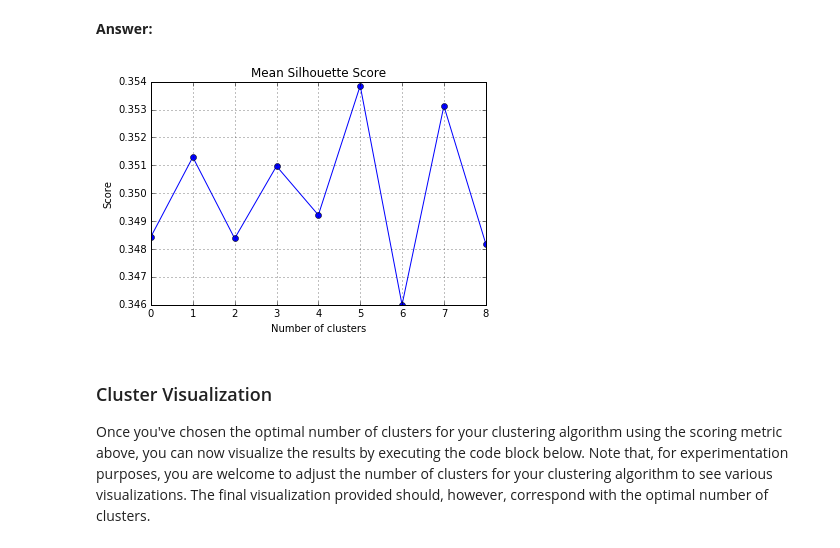
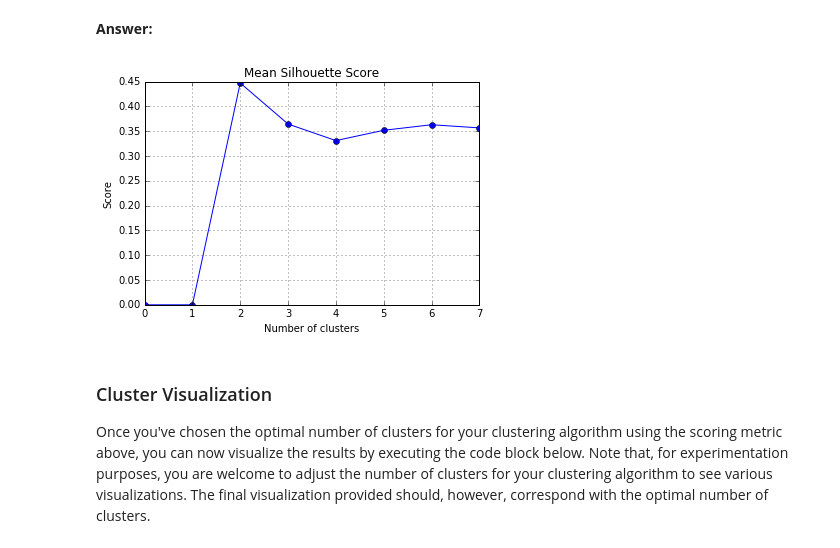
Before and after one commit to omoju/creatingCustomerSegments, a Jupyter notebook: customerSegments.ipynb, the cells around one changed output. Saved outputs shown, nothing was run; the diff lists cells and outputs as text; code cells hidden in the pictures.

```diff
--- a/customerSegments.ipynb
+++ b/customerSegments.ipynb
@@ -541,7 +532,7 @@ from sklearn.cluster import KMeans
 from sklearn.metrics import silhouette_score
 
 def findClusters(n_clusters):
-    clusterer = KMeans(n_clusters, init='k-means++')
+    clusterer = KMeans(n_clusters)
     clusterer.fit(reduced_data)
 
 
@@ -603,22 +555,33 @@ plt.show()
 # %% [markdown]
 **Answer:**
+# %%
+meanSilhouetteScore = {}
+n = 8
+iterations = 100
+
+for j in range(iterations):
+    for i in range(2, n):
+        if i in meanSilhouetteScore.keys():
+            meanSilhouetteScore[i] += (findClusters(i)['score'])
+        else:
+            meanSilhouetteScore[i] = (findClusters(i)['score'])
+
+for i in range(2, n):
+    meanSilhouetteScore[i] = meanSilhouetteScore[i] / iterations
+# %%
+ms = meanSilhouetteScore.values()
+ms.insert(0,0)
+ms.insert(1,0)
 # %%
-meanSilhouetteScore = []
-meanSilhouette = []
-
-
-for i in range(1, n):
-    meanSilhouetteScore.append(findClusters(n)['score'])
-
-
-plt.plot(meanSilhouetteScore, 'o-')
+plt.plot(ms, 'o-')
 plt.title('Mean Silhouette Score')
 plt.xlabel('Number of clusters')
 plt.ylabel('Score')
+
 plt.grid(True)
 plt.show()
 # %% [output]
-[figure, old version]
+[figure, new version]
 # %% [markdown]
 ### Cluster Visualization
 Once you've chosen the optimal number of clusters for your clustering algorithm using the scoring metric above, you can now visualize the results by executing the code block below. Note that, for experimentation purposes, you are welcome to adjust the number of clusters for your clustering algorithm to see various visualizations. The final visualization provided should, however, correspond with the optimal number of clusters.
```
Also changed, not shown: parts of 9 cells of this notebook.
